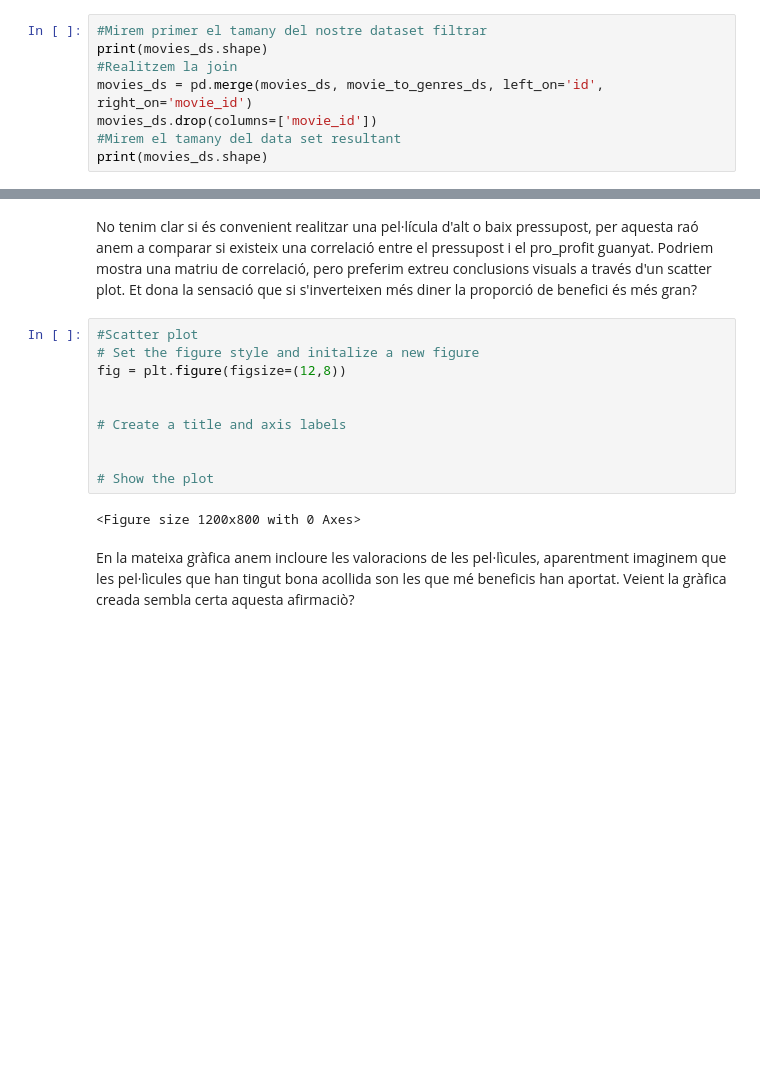
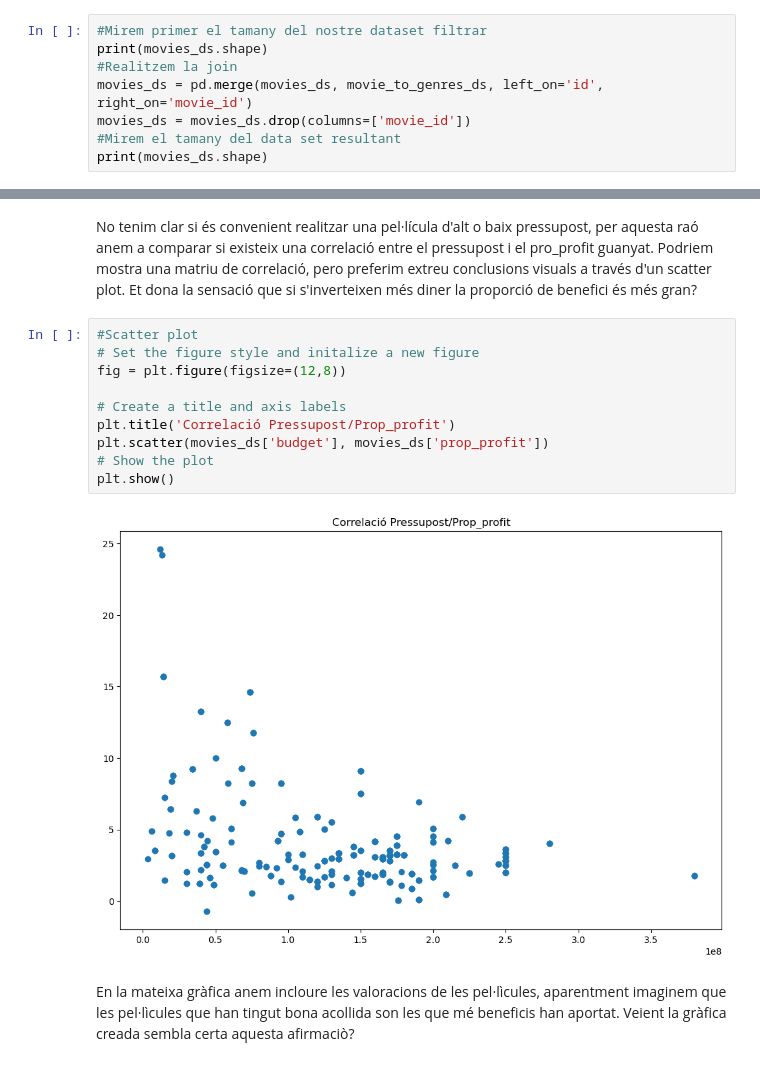
Before and after one commit to gcfp/M03, a Jupyter notebook: projecte-evaluable-1/EDA_Movies_alum.ipynb, the cells around one changed output, grey strips where cells are left out. Cells and saved outputs as stored; diff of their text form; blank space fills up the shorter version.

```diff
--- a/projecte-evaluable-1/EDA_Movies_alum.ipynb
+++ b/projecte-evaluable-1/EDA_Movies_alum.ipynb
@@ -159,7 +159,7 @@ De les pel·lìcules que ens interessa pel nostre anàlisis ( més de 60k de pop
 print(movies_ds.shape)
 #Realitzem la join
 movies_ds = pd.merge(movies_ds, movie_to_genres_ds, left_on='id', right_on='movie_id')
-movies_ds.drop(columns=['movie_id'])
+movies_ds = movies_ds.drop(columns=['movie_id'])
 #Mirem el tamany del data set resultant
 print(movies_ds.shape)
 # %% [output]
@@ -259,15 +259,15 @@ No tenim clar si és convenient realitzar una pel·lícula d'alt o baix pressupo
 # %%
 #Scatter plot
 # Set the figure style and initalize a new figure
 fig = plt.figure(figsize=(12,8))
 
-
 # Create a title and axis labels
-
-
+plt.title('Correlació Pressupost/Prop_profit')
+plt.scatter(movies_ds['budget'], movies_ds['prop_profit'])
 # Show the plot
+plt.show()
 # %% [output]
-<Figure size 1200x800 with 0 Axes>
+[figure, added]
 # %% [markdown]
 En la mateixa gràfica anem incloure les valoracions de les pel·lìcules, aparentment imaginem que les pel·lìcules que han tingut bona acollida son les que mé beneficis han aportat. Veient la gràfica creada sembla certa aquesta afirmaciò?
 # %%
```
Also changed, not shown: parts of 4 cells of this notebook.
